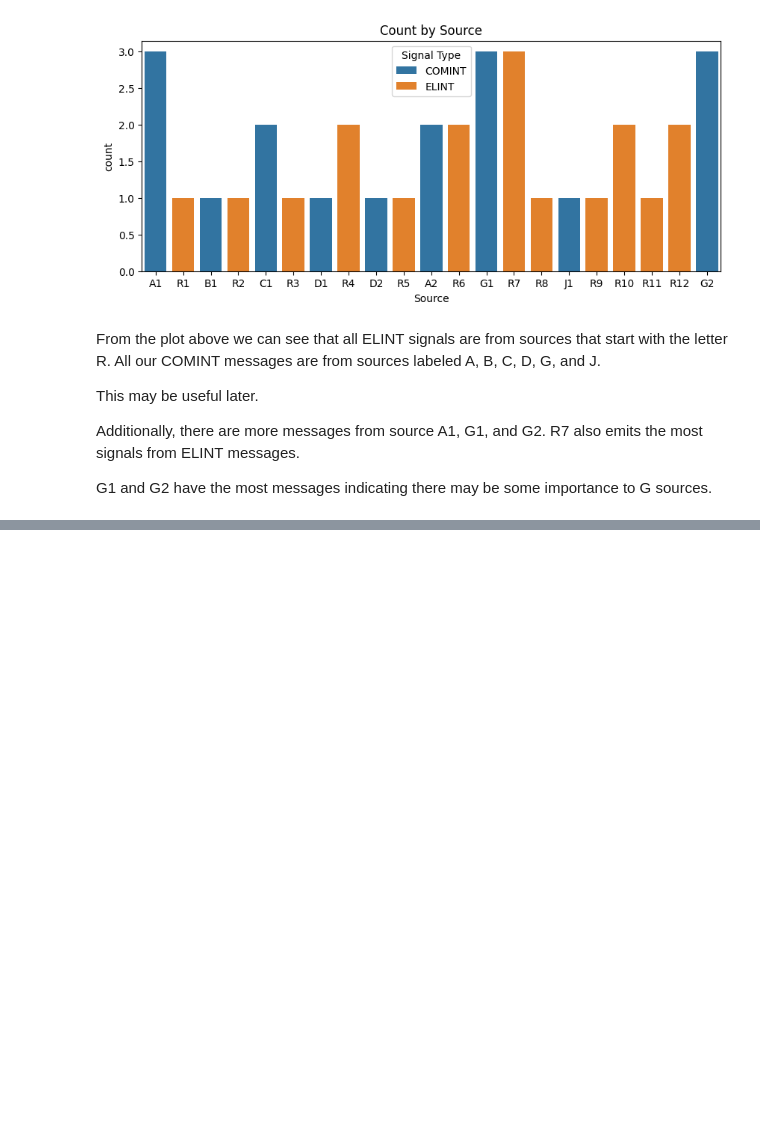
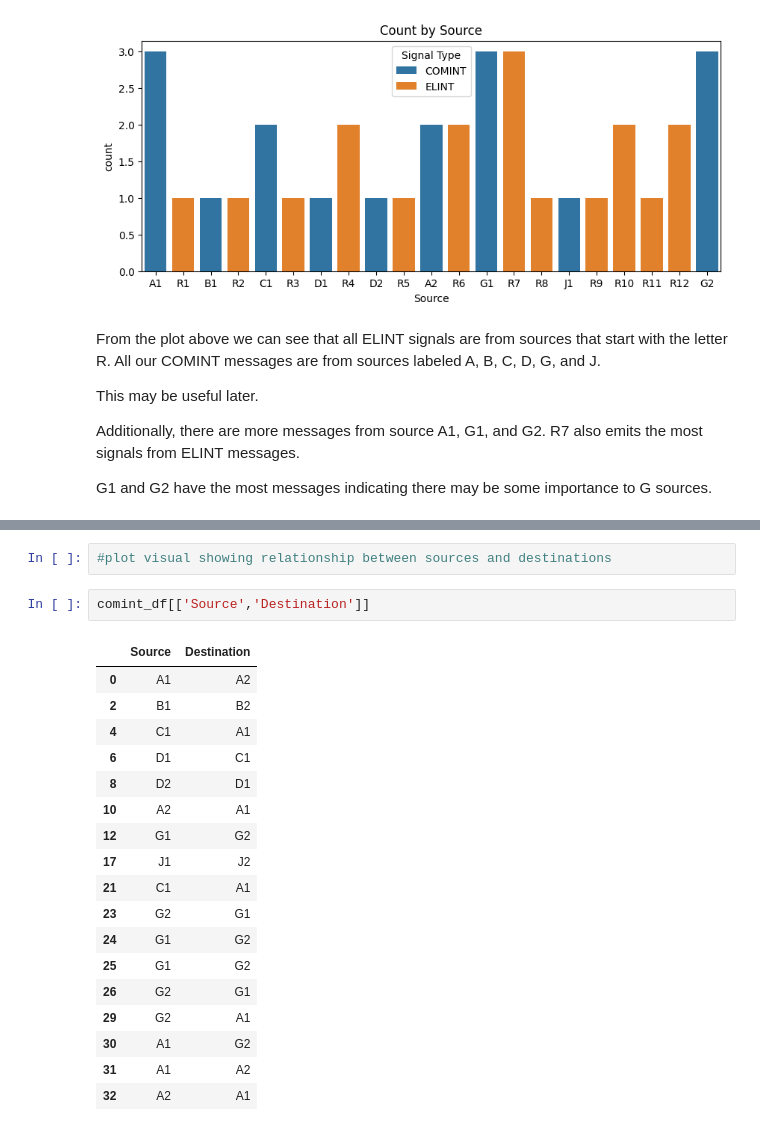
Before and after one commit to ggsmith842/sigint-analysis, a Jupyter notebook: initial_analysis.ipynb, the cells around one changed output, grey strips where cells are left out. Drawn from its saved outputs; the diff is of its cells as text; blank space fills up the shorter version.

```diff
--- a/initial_analysis.ipynb
+++ b/initial_analysis.ipynb
@@ -110,0 +182,23 @@ G1 and G2 have the most messages indicating there may be some importance to G so
+# %%
+#plot visual showing relationship between sources and destinations
+# %%
+comint_df[['Source','Destination']]
+# %% [output]
+|  | Source | Destination |
+| 0 | A1 | A2 |
+| 2 | B1 | B2 |
+| 4 | C1 | A1 |
+| 6 | D1 | C1 |
+| 8 | D2 | D1 |
+| 10 | A2 | A1 |
+| 12 | G1 | G2 |
+| 17 | J1 | J2 |
+| 21 | C1 | A1 |
+| 23 | G2 | G1 |
+| 24 | G1 | G2 |
+| 25 | G1 | G2 |
+| 26 | G2 | G1 |
+| 29 | G2 | A1 |
+| 30 | A1 | G2 |
+| 31 | A1 | A2 |
+| 32 | A2 | A1 |
```
Also changed, not shown: parts of 12 cells of this notebook.
